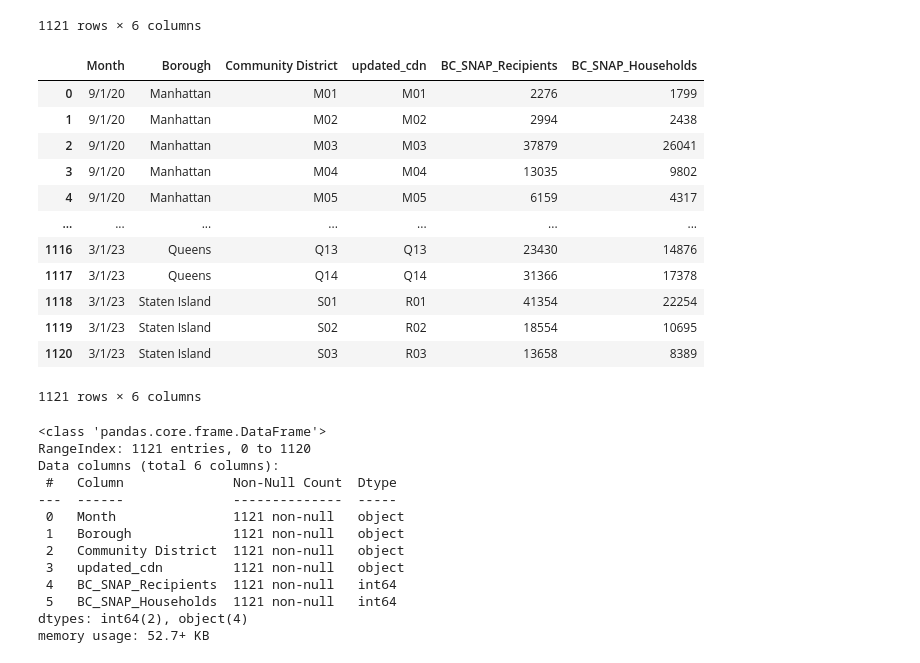
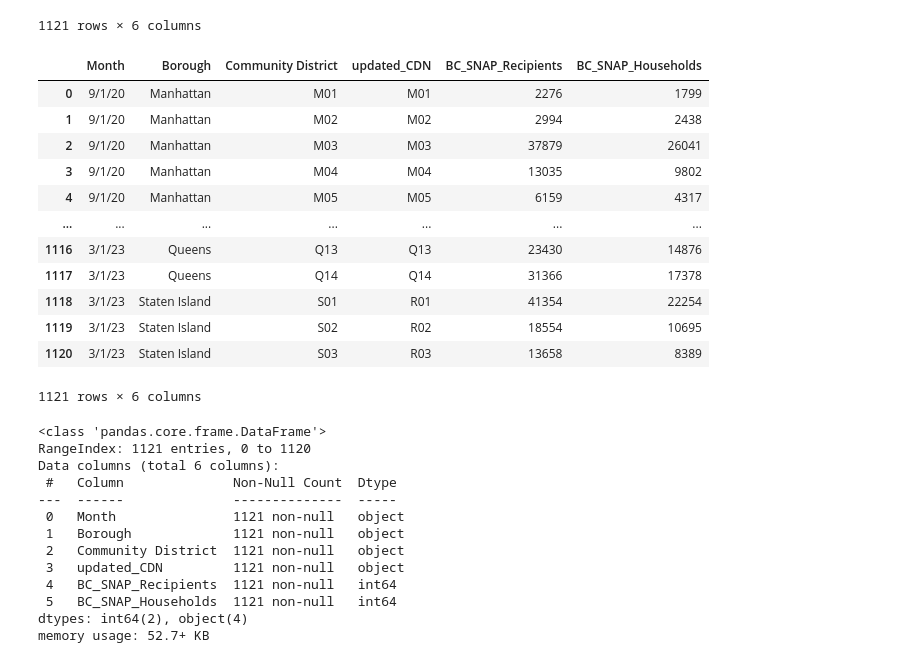
Before and after one commit to arubybonilla/2023-asam-benefits, a Jupyter notebook: 2023-asam-benefits-analysis-smail-bonilla.ipynb, the cells around one changed output. Drawn from its saved outputs; the diff is of its cells as text; code cells hidden in the pictures.

```diff
--- a/2023-asam-benefits-analysis-smail-bonilla.ipynb
+++ b/2023-asam-benefits-analysis-smail-bonilla.ipynb
@@ -74,10 +74,10 @@ dfs
 # %%
 ## rename columns header
 
-dfs.columns = ["Month", "Borough", "Community District", "updated_cdn", "BC_SNAP_Recipients", "BC_SNAP_Households"]
+dfs.columns = ["Month", "Borough", "Community District", "updated_CDN", "BC_SNAP_Recipients", "BC_SNAP_Households"]
 dfs
 # %% [output]
-|  | Month | Borough | Community District | updated_cdn | BC_SNAP_Recipients | BC_SNAP_Households |
+|  | Month | Borough | Community District | updated_CDN | BC_SNAP_Recipients | BC_SNAP_Households |
 | 0 | 9/1/20 | Manhattan | M01 | M01 | 2276 | 1799 |
 | 1 | 9/1/20 | Manhattan | M02 | M02 | 2994 | 2438 |
 | 2 | 9/1/20 | Manhattan | M03 | M03 | 37879 | 26041 |
@@ -101,7 +101,7 @@ Data columns (total 6 columns):
  0   Month               1121 non-null   object
  1   Borough             1121 non-null   object
  2   Community District  1121 non-null   object
- 3   updated_cdn         1121 non-null   object
+ 3   updated_CDN         1121 non-null   object
  4   BC_SNAP_Recipients  1121 non-null   int64
  5   BC_SNAP_Households  1121 non-null   int64
 dtypes: int64(2), object(4)
```
Also changed, not shown: parts of 5 cells of this notebook.
